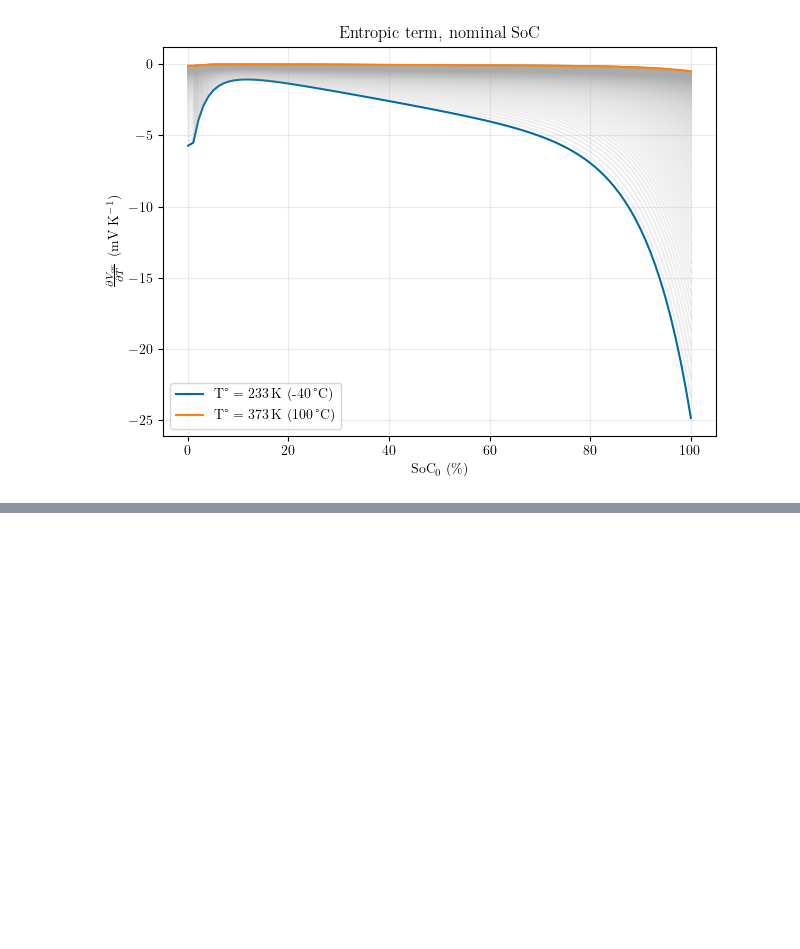
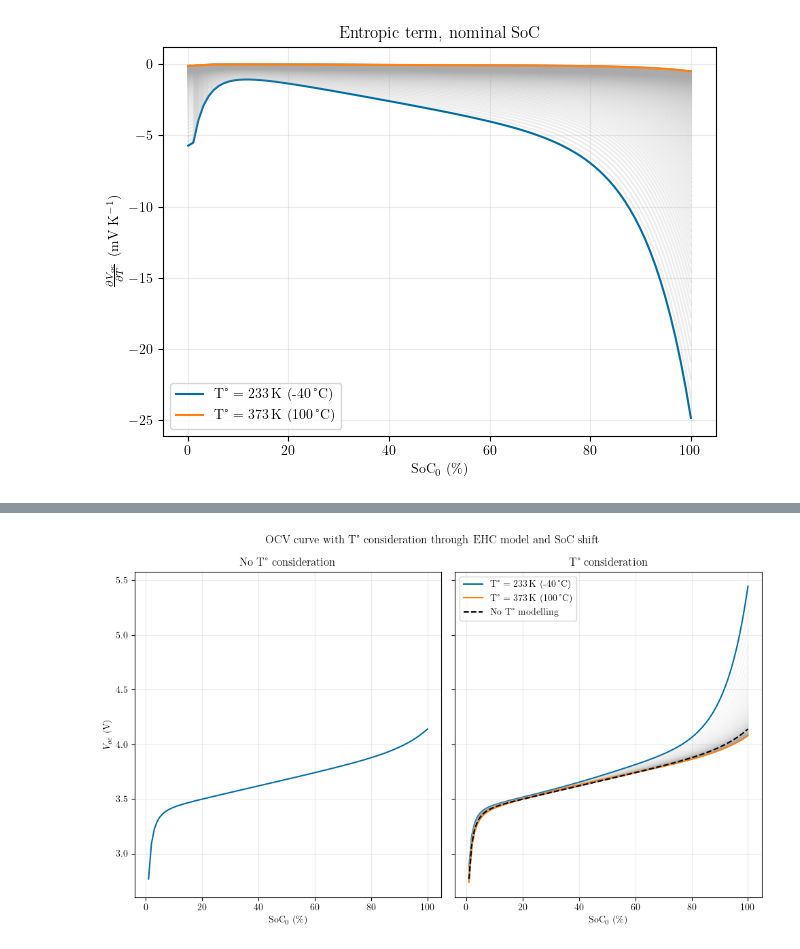
Before and after one commit to prognostics-lab/lion, a Jupyter notebook: experiments.ipynb, the cells around one changed output, grey strips where cells are left out. Saved outputs shown, nothing was run; the diff lists cells and outputs as text; code cells hidden in the pictures; blank space fills up the shorter version.

```diff
--- a/experiments.ipynb
+++ b/experiments.ipynb
@@ -233,0 +280,31 @@ plt.show()
+# %%
+fig, (ax, ax_t) = plt.subplots(1, 2, figsize=(10, 6), sharey=True, sharex=True)
+soc = np.linspace(0.01, 1, 100)
+temperatures = np.linspace(celsius_to_kelvin(-40), celsius_to_kelvin(100), 100)
+
+ax.plot(100 * soc, calculate_ocv(soc))
+ax.set_title("No T° consideration")
+ax.grid(alpha=0.25)
+ax.set_xlabel("$\\mathrm{{SoC}}_0$ (\\%)")
+ax.set_ylabel("$V_{{oc}}$ (V)")
+
+for t in temperatures:
+    soc_t = calculate_soc_with_temperature(soc, t)
+    ocv = calculate_ocv_temperature(soc_t, t)
+    if t == temperatures[0] or t == temperatures[-1]:
+        ax_t.plot(100 * soc, ocv, label=f"T° = {t:.0f}\\,K ({kelvin_to_celsius(t):.0f}\\,°C)")
+    else:
+        ax_t.plot(100 * soc, ocv, alpha=0.1, color="#aaa")
+ax_t.plot(100 * soc, calculate_ocv(soc), linestyle="--", color="#000", label="No T° modelling")
+ax_t.set_title("T° consideration")
+ax_t.grid(alpha=0.25)
+ax_t.set_xlabel("$\\mathrm{{SoC}}_0$ (\\%)")
+ax_t.legend()
+
+fig.suptitle("OCV curve with T° consideration through EHC model and SoC shift")
+fig.tight_layout()
+
+fig.savefig(os.path.join(TEMP_IMG_DIR, f"ocv_ehc_ss.{SAVE_FMT}"), **SAVEFIG_PARAMS)
+plt.show()
+# %% [output]
+[figure, added]
```
Also changed, not shown: parts of 3 cells of this notebook, 1 other file.
